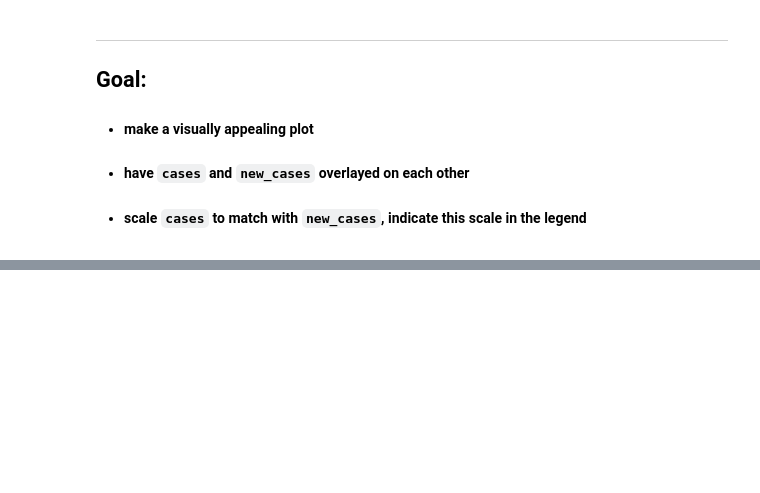
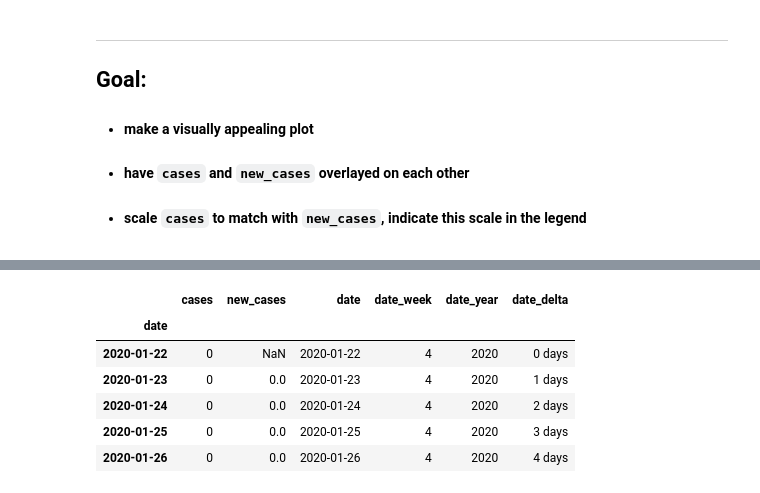
Before and after one commit to davydka/notebooks, a Jupyter notebook: CovidPortlandMultnomah.ipynb, the cells around one changed output, grey strips where cells are left out. Cells and saved outputs as stored; diff of their text form; code cells hidden in the pictures; blank space fills up the shorter version.

```diff
--- a/CovidPortlandMultnomah.ipynb
+++ b/CovidPortlandMultnomah.ipynb
@@ -65,0 +69,17 @@ dfm.tail()
+# %%
+# create column week_number on new_cases
+# seaborn histogram
+# group by week
+dfm['date'] = dfm.index
+dfm['date_delta'] = dfm.date.apply(lambda x: x - dfm.iloc[0].date)
+dfm['date_week'] = dfm.date.apply(lambda x: x.week)
+dfm['date_year'] = dfm.date.apply(lambda x: x.year)
+dfm.head()
+# %% [output]
+|  | cases | new_cases | date | date_week | date_year | date_delta |
+| date |  |  |  |  |  |  |
+| 2020-01-22 | 0 | NaN | 2020-01-22 | 4 | 2020 | 0 days |
+| 2020-01-23 | 0 | 0.0 | 2020-01-23 | 4 | 2020 | 1 days |
+| 2020-01-24 | 0 | 0.0 | 2020-01-24 | 4 | 2020 | 2 days |
+| 2020-01-25 | 0 | 0.0 | 2020-01-25 | 4 | 2020 | 3 days |
+| 2020-01-26 | 0 | 0.0 | 2020-01-26 | 4 | 2020 | 4 days |
```
Also changed, not shown: parts of 7 cells of this notebook.
